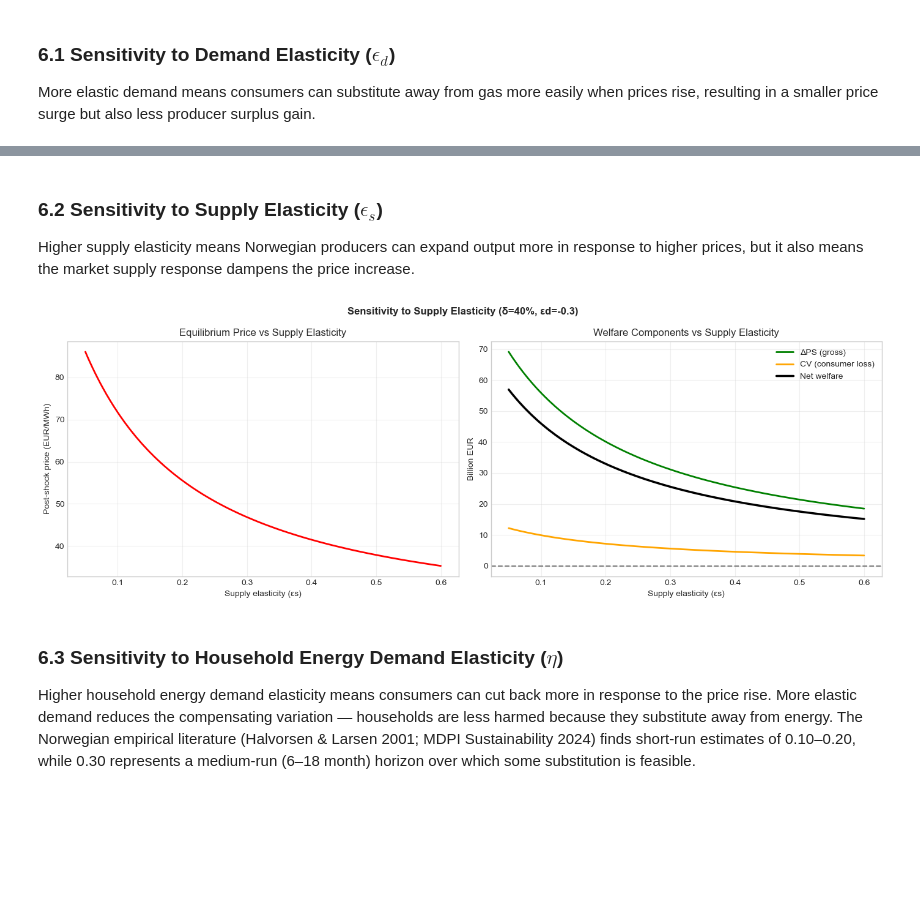
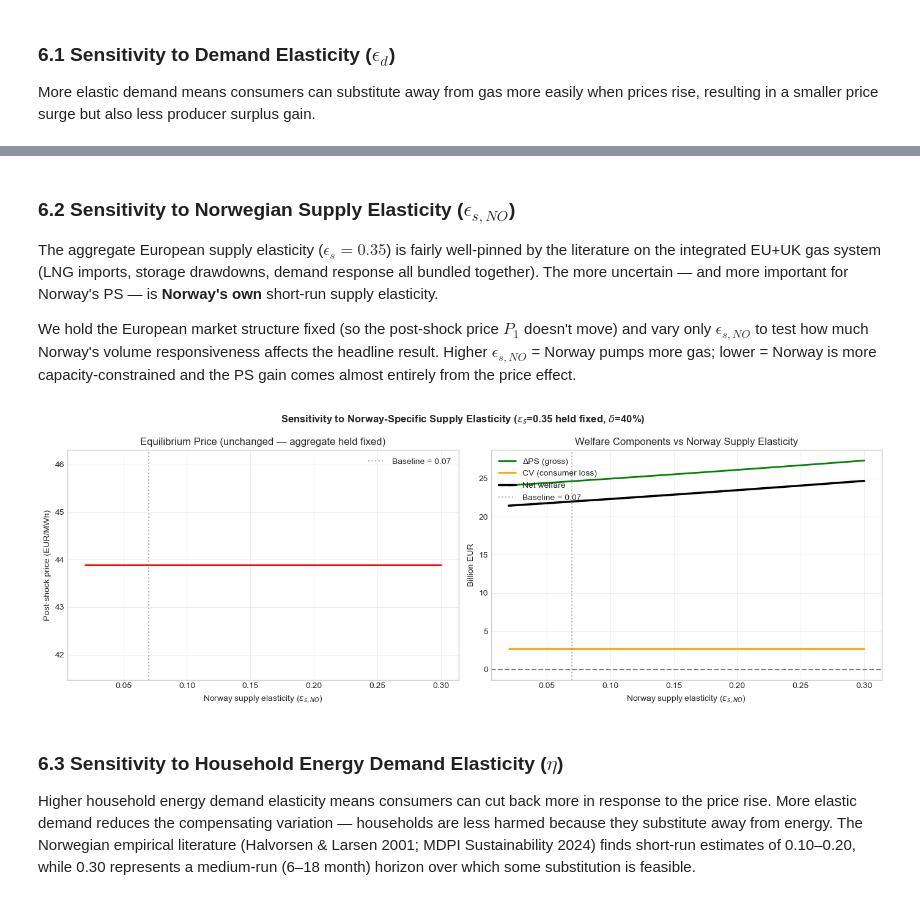
Before and after one commit to tommyelvebu/gas-welfare-norway, a Jupyter notebook: gas_welfare_analysis.ipynb, the cells around one changed output, grey strips where cells are left out. Saved outputs shown, nothing was run; the diff lists cells and outputs as text; code cells hidden in the pictures; blank space fills up the shorter version.

Commit message:
integrated all members work into main notebook and split supply elasticity, renamed pigeou tax to Resource Rent Tax

```diff
--- a/gas_welfare_analysis.ipynb
+++ b/gas_welfare_analysis.ipynb
@@ -326,15 +427,20 @@ def indirect_utility_ql(income, price, B, eta):
 # %%
 # Calibrate consumer parameters
-eta_c = 0.3              # household energy demand elasticity (very inelastic short-run)
+eta_c = 0.3              # absolute value of household energy demand elasticity (actual elasticity = -0.3)
 I_household = 50000.0    # representative household income (EUR/year)
 n_households = 2.4e6     # ~2.4 million Norwegian households
 
 # Gas-to-electricity price passthrough coefficient
+# Norwegian electricity prices are influenced by European gas prices through
+# market coupling, but Norway's significant hydropower dampens the effect.
+# We apply passthrough to the percentage gas price increase, not to the price level:
+# passthrough = 0.5 means households face 50% of the gas price increase.
 passthrough = 0.5
 
 # Domestic energy prices
-p_energy_pre = P0 * passthrough
-p_energy_post = P1 * passthrough
+p_energy_pre = 10.0  # calibrated pre-war domestic energy price, EUR/MWh-equivalent
+gas_price_growth = P1 / P0 - 1
+p_energy_post = p_energy_pre * (1 + passthrough * gas_price_growth)
 
 # Calibrate B so that pre-war energy expenditure is ~2000 EUR/yr per household
 energy_spend_target = 2000.0  # EUR/year
@@ -346,10 +452,10 @@ g_check = demand_energy(p_energy_pre, B_consumer, eta_c)
 spend_check = p_energy_pre * g_check
 
 print(f"=== Consumer Calibration ===")
-print(f"Pre-war energy price:  {p_energy_pre:.1f} EUR/MWh")
-print(f"Post-shock energy price: {p_energy_post:.1f} EUR/MWh  (+{(p_energy_post/p_energy_pre-1)*100:.0f}%)")
-print(f"Pre-war energy demand: {g_check:.1f} MWh/yr per household")
-print(f"Pre-war energy spend:  {spend_check:.0f} EUR/yr (target: {energy_spend_target:.0f})")
+print(f"Pre-war energy price:    {p_energy_pre:.1f} EUR/MWh")
+print(f"Post-shock energy price: {p_energy_post:.2f} EUR/MWh  (+{(p_energy_post/p_energy_pre-1)*100:.0f}%)")
+print(f"Pre-war energy demand:   {g_check:.1f} MWh/yr per household")
+print(f"Pre-war energy spend:    {spend_check:.0f} EUR/yr (target: {energy_spend_target:.0f})")
 print(f"B_consumer = {B_consumer:.4f}")
 
 g_post = demand_energy(p_energy_post, B_consumer, eta_c)
@@ -796,40 +932,47 @@ plt.show()
 # %% [markdown]
-### 6.2 Sensitivity to Supply Elasticity ($\epsilon_s$)
+### 6.2 Sensitivity to Norwegian Supply Elasticity ($\epsilon_{s,NO}$)
 
-Higher supply elasticity means Norwegian producers can expand output more in response to higher prices, but it also means the market supply response dampens the price increase.
+The aggregate European supply elasticity ($\epsilon_s = 0.35$) is fairly well-pinned by the literature on the integrated EU+UK gas system (LNG imports, storage drawdowns, demand response all bundled together). The more uncertain — and more important for Norway's PS — is **Norway's own** short-run supply elasticity.
+
+We hold the European market structure fixed (so the post-shock price $P_1$ doesn't move) and vary only $\epsilon_{s,NO}$ to test how much Norway's volume responsiveness affects the headline result. Higher $\epsilon_{s,NO}$ = Norway pumps more gas; lower = Norway is more capacity-constrained and the PS gain comes almost entirely from the price effect.
 # %%
-# Sensitivity: supply elasticity
-eps_s_range = np.linspace(0.05, 0.60, 100)
+# Sensitivity: Norway-specific supply elasticity (holds aggregate eps_s constant at 0.35)
+eps_s_NO_range = np.linspace(0.02, 0.30, 100)
 results_s = np.zeros((100, 6))
 
 for i in range(100):
-    results_s[i] = compute_welfare(delta, eps_d, eps_s_range[i], tau, norway_share,
+    results_s[i] = compute_welfare(delta, eps_d, eps_s, tau, norway_share,
                                     passthrough, B_consumer, eta_c, n_households,
-                                    I_household, P0, Q0)
+                                    I_household, P0, Q0, eps_s_NO=eps_s_NO_range[i])
 
 fig, (ax1, ax2) = plt.subplots(1, 2, figsize=(14, 5))
 
-ax1.plot(eps_s_range, results_s[:, 5], '-r', linewidth=2)
-ax1.set_xlabel('Supply elasticity (εs)')
+# P1 doesn't change with eps_s_NO (aggregate market is held fixed) — show flat line for sanity
+ax1.plot(eps_s_NO_range, results_s[:, 5], '-r', linewidth=2)
+ax1.set_xlabel('Norway supply elasticity ($\\epsilon_{s,NO}$)')
 ax1.set_ylabel('Post-shock price (EUR/MWh)')
-ax1.set_title('Equilibrium Price vs Supply Elasticity')
+ax1.set_title('Equilibrium Price (unchanged — aggregate held fixed)')
 ax1.grid(True, alpha=0.3)
+ax1.axvline(x=eps_s_NO, color='gray', linestyle=':', alpha=0.6, label=f'Baseline = {eps_s_NO}')
+ax1.legend()
 
-ax2.plot(eps_s_range, results_s[:, 0], '-g', linewidth=2, label='ΔPS (gross)')
-ax2.plot(eps_s_range, results_s[:, 1], '-', color='orange', linewidth=2, label='CV (consumer loss)')
-ax2.plot(eps_s_range, results_s[:, 4], '-k', linewidth=2.5, label='Net welfare')
+ax2.plot(eps_s_NO_range, results_s[:, 0], '-g', linewidth=2, label='ΔPS (gross)')
+ax2.plot(eps_s_NO_range, results_s[:, 1], '-', color='orange', linewidth=2, label='CV (consumer loss)')
+ax2.plot(eps_s_NO_range, results_s[:, 4], '-k', linewidth=2.5, label='Net welfare')
 ax2.axhline(y=0, color='gray', linestyle='--')
-ax2.set_xlabel('Supply elasticity (εs)')
+ax2.axvline(x=eps_s_NO, color='gray', linestyle=':', alpha=0.6, label=f'Baseline = {eps_s_NO}')
+ax2.set_xlabel('Norway supply elasticity ($\\epsilon_{s,NO}$)')
 ax2.set_ylabel('Billion EUR')
-ax2.set_title('Welfare Components vs Supply Elasticity')
-ax2.legend(loc='upper right')
+ax2.set_title('Welfare Components vs Norway Supply Elasticity')
+ax2.legend(loc='upper left')
 ax2.grid(True, alpha=0.3)
 
-plt.suptitle(f'Sensitivity to Supply Elasticity (δ={delta:.0%}, εd={eps_d})', fontsize=12, fontweight='bold')
+plt.suptitle(f'Sensitivity to Norway-Specific Supply Elasticity ($\\epsilon_s$={eps_s} held fixed, $\\delta$={delta:.0%})',
+             fontsize=12, fontweight='bold')
 plt.tight_layout()
 plt.show()
 # %% [output]
-[figure, old version]
+[figure, new version]
 # %% [markdown]
 ### 6.3 Sensitivity to Household Energy Demand Elasticity ($\eta$)
 
```
Also changed, not shown: parts of 27 cells of this notebook, 4 other files.
